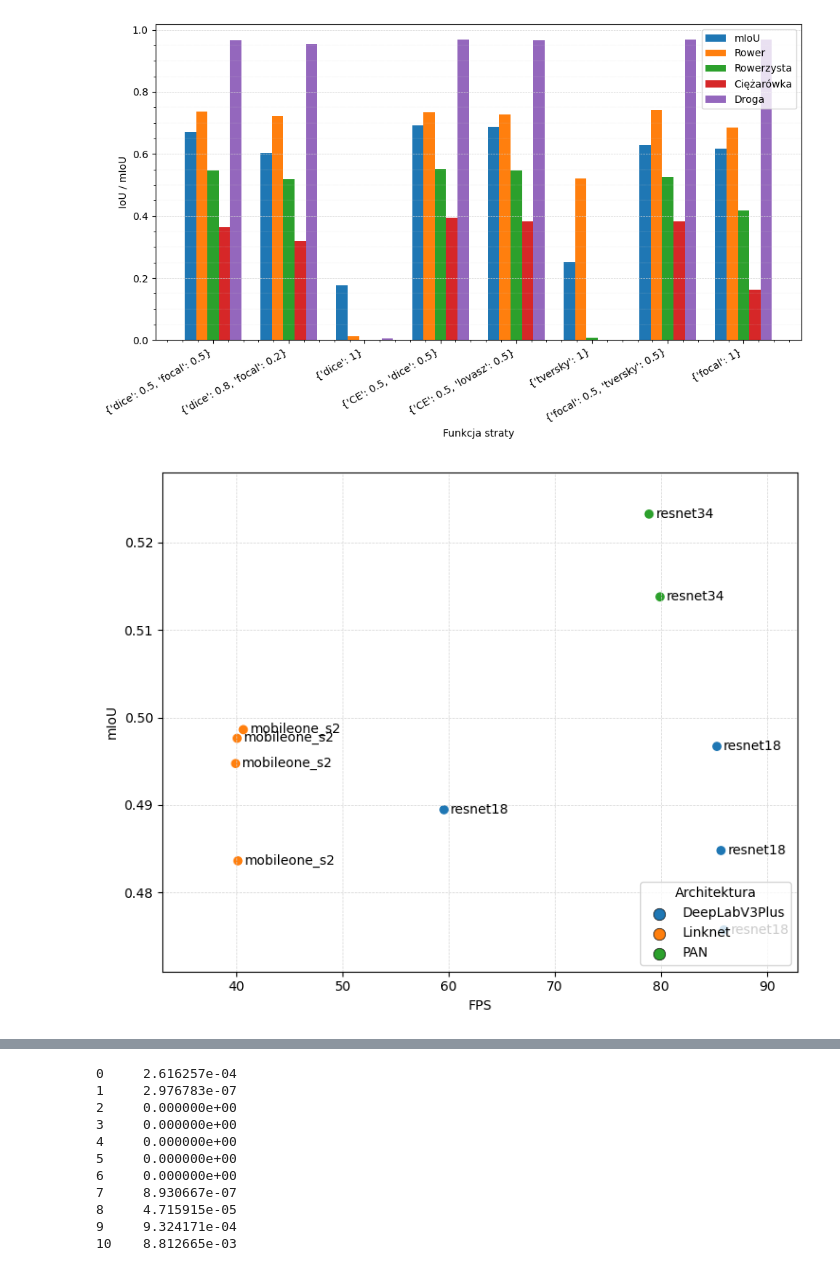
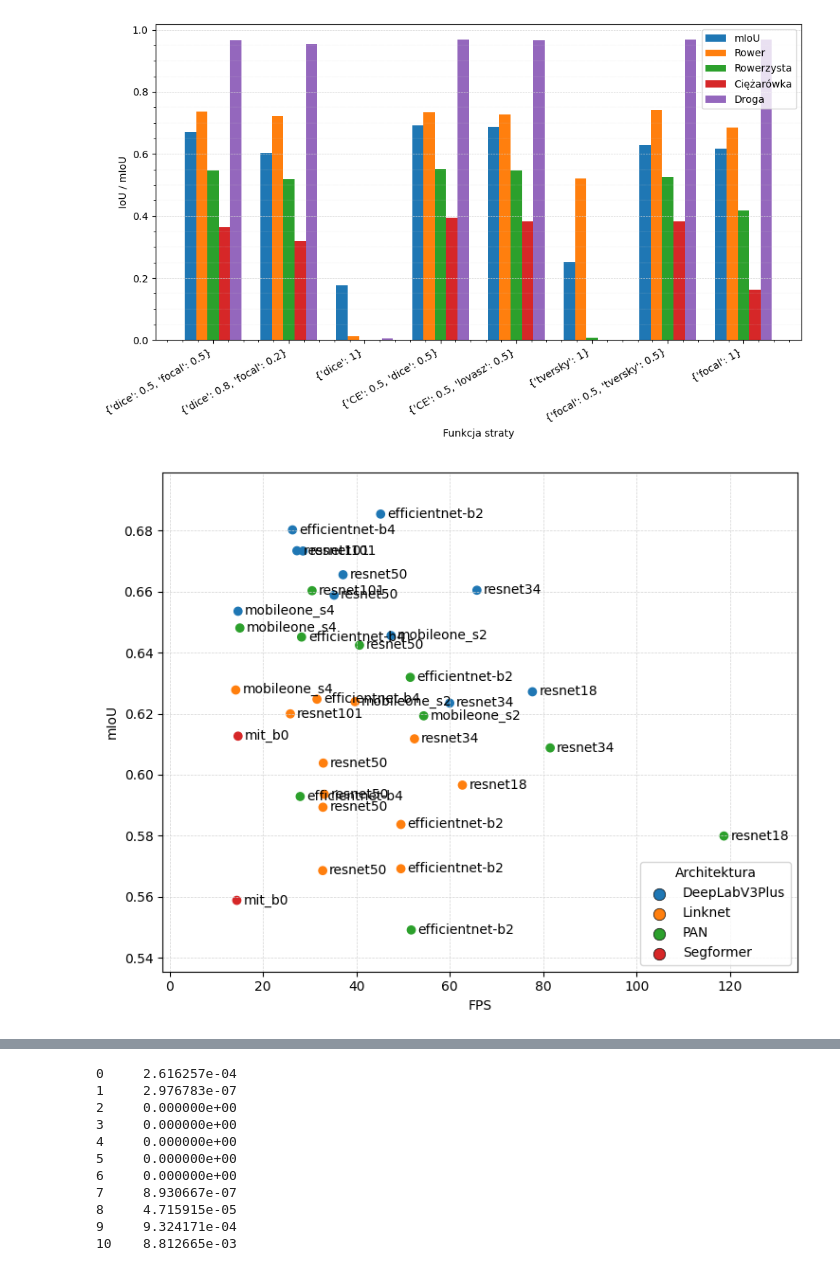
Before and after one commit to prax19/masters-project, a Jupyter notebook: visualisations.ipynb, the cells around one changed output, grey strips where cells are left out. Saved outputs shown, nothing was run; the diff lists cells and outputs as text; code cells hidden in the pictures.

```diff
--- a/visualisations.ipynb
+++ b/visualisations.ipynb
@@ -404,7 +404,7 @@ y_vals = []
 labels = []
 architectures = []
 
-root_dir = '.\\logs'
+root_dir = '.\\logs\\'
 arch_dirs = glob.glob(os.path.join(root_dir, '*'))
 
 for arch_dir in arch_dirs:
@@ -446,34 +446,34 @@ for x, y, lbl in zip(x_vals, y_vals, labels):
     #     offset = (-5, -5)   # w lewo i w górę
     #     ha = 'right'
     # elif lbl == 'efficientnet-b2':
     #     offset = (-5, -5)   # w lewo i w górę
     #     ha = 'right'
     # else:
     offset = (5, -5)    # domyślne dla pozostałych
     ha = 'left'
 
     ax.annotate(
         lbl,               # tekst
         (x, y),            # punkt, do którego strzałka wskazuje
         xytext=offset,     # przesunięcie tekstu w punktach
         textcoords='offset points',
         ha=ha,             # wyrównanie poziome tekstu
         va='bottom'
     )
 
 ax.grid(which='major', linestyle='--', linewidth=0.5, color='lightgray')
 
 for arch, col in color_map.items():
     ax.scatter([], [], c=[col], s=80, edgecolor='k', linewidth=0.5, label=arch)
 ax.legend(title='Architektura', loc='lower right')
 
 ax.set_xlabel('FPS')
 ax.set_ylabel('mIoU')
 plt.tight_layout()
 plt.margins(0.15, 0.1)
 plt.show()
 # %% [output]
-[figure, old version]
+[figure, new version]
 # %%
 import matplotlib.pyplot as plt
 import numpy as np
```
Also changed, not shown: parts of 6 cells of this notebook, 3 other files.
